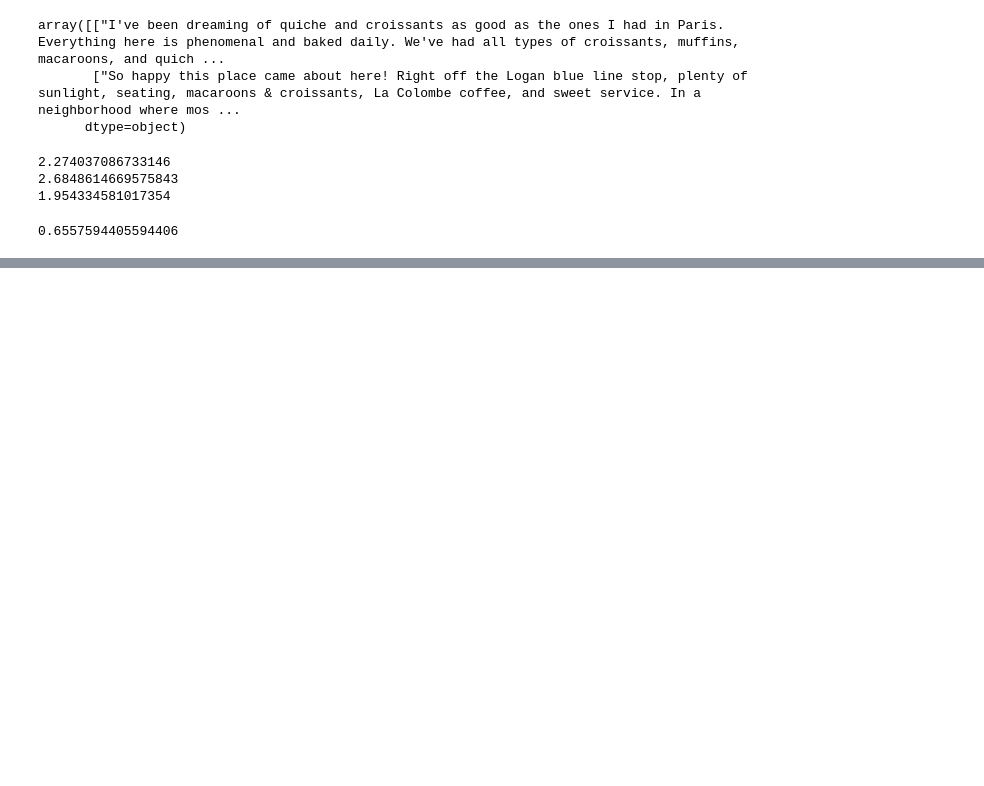
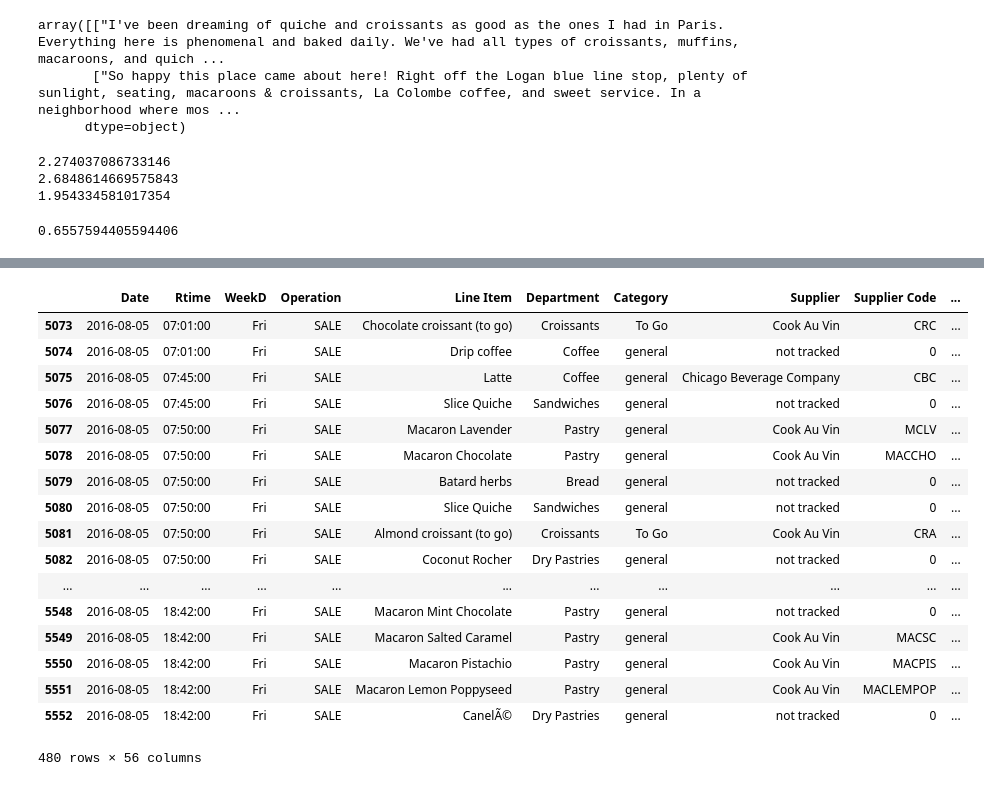
Before and after one commit to PoojaChopra123/pie_thon, a Jupyter notebook: jupyter notebooks/stacy_scratch.ipynb, the cells around one changed output, grey strips where cells are left out. Saved outputs shown, nothing was run; the diff lists cells and outputs as text; code cells hidden in the pictures; blank space fills up the shorter version.

```diff
--- a/jupyter notebooks/stacy_scratch.ipynb
+++ b/jupyter notebooks/stacy_scratch.ipynb
@@ -1730,0 +1758,7 @@ mean(boul_master_nlp_review_merge['Sentiment'].values)
+# %%
+bakery_weather_df = bakery_weather_df[['Date_x', 'Rtime', 'WeekD', 'Operation', 'Line Item', 'Department', \
+                                       'Category', 'Supplier', 'Supplier Code', 'Cost', 'Price', 'Quantity', \
+                                       'Modifiers', 'Subtotal', 'Discounts', 'Net Total', 'Tax', 'Total Due', \
+                                       'Temperature', 'Precipitation', 'Summary', 'Formatted_Date']]
+# %%
+bakery_weather_df = bakery_weather_df.rename(columns={'Date_x' : 'Date', 'Formatted_Date' : 'Weather_Date'})
@@ -1730,0 +1775,5 @@ mean(boul_master_nlp_review_merge['Sentiment'].values)
+# %%
+damen_nlp_review_merge['Date'] = pd.to_datetime(damen_nlp_review_merge['Date'])
+# %%
+bakery_weather_damen_nlp_review_df = pd.merge(bakery_weather_df, damen_nlp_review_merge, \
+                                              left_on='Date', right_on='Date', how='left')
@@ -1730,0 +1790,21 @@ mean(boul_master_nlp_review_merge['Sentiment'].values)
+# %%
+bakery_weather_damen_nlp_review_df.loc[bakery_weather_damen_nlp_review_df['user_name'] == 'Jeff T.', :]
+# %% [output]
+|  | Date | Rtime | WeekD | Operation | Line Item | Department | Category | Supplier | Supplier Code | ... |
+| 5073 | 2016-08-05 | 07:01:00 | Fri | SALE | Chocolate croissant (to go) | Croissants | To Go | Cook Au Vin | CRC | ... |
+| 5074 | 2016-08-05 | 07:01:00 | Fri | SALE | Drip coffee | Coffee | general | not tracked | 0 | ... |
+| 5075 | 2016-08-05 | 07:45:00 | Fri | SALE | Latte | Coffee | general | Chicago Beverage Company | CBC | ... |
+| 5076 | 2016-08-05 | 07:45:00 | Fri | SALE | Slice Quiche | Sandwiches | general | not tracked | 0 | ... |
+| 5077 | 2016-08-05 | 07:50:00 | Fri | SALE | Macaron Lavender | Pastry | general | Cook Au Vin | MCLV | ... |
+| 5078 | 2016-08-05 | 07:50:00 | Fri | SALE | Macaron Chocolate | Pastry | general | Cook Au Vin | MACCHO | ... |
+| 5079 | 2016-08-05 | 07:50:00 | Fri | SALE | Batard herbs | Bread | general | not tracked | 0 | ... |
+| 5080 | 2016-08-05 | 07:50:00 | Fri | SALE | Slice Quiche | Sandwiches | general | not tracked | 0 | ... |
+| 5081 | 2016-08-05 | 07:50:00 | Fri | SALE | Almond croissant (to go) | Croissants | To Go | Cook Au Vin | CRA | ... |
+| 5082 | 2016-08-05 | 07:50:00 | Fri | SALE | Coconut Rocher | Dry Pastries | general | not tracked | 0 | ... |
+| ... | ... | ... | ... | ... | ... | ... | ... | ... | ... | ... |
+| 5548 | 2016-08-05 | 18:42:00 | Fri | SALE | Macaron Mint Chocolate | Pastry | general | not tracked | 0 | ... |
+| 5549 | 2016-08-05 | 18:42:00 | Fri | SALE | Macaron Salted Caramel | Pastry | general | Cook Au Vin | MACSC | ... |
+| 5550 | 2016-08-05 | 18:42:00 | Fri | SALE | Macaron Pistachio | Pastry | general | Cook Au Vin | MACPIS | ... |
+| 5551 | 2016-08-05 | 18:42:00 | Fri | SALE | Macaron Lemon Poppyseed | Pastry | general | Cook Au Vin | MACLEMPOP | ... |
+| 5552 | 2016-08-05 | 18:42:00 | Fri | SALE | CanelÃ© | Dry Pastries | general | not tracked | 0 | ... |
+480 rows × 56 columns
```
Also changed, not shown: parts of 11 cells of this notebook, 35 other files.
